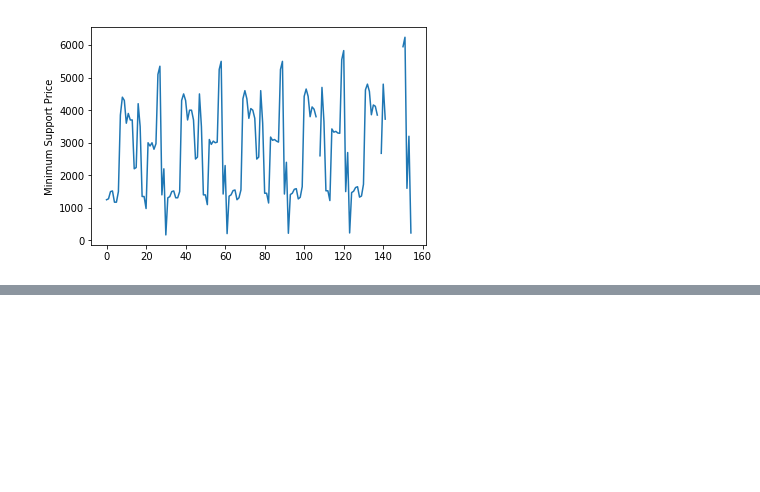
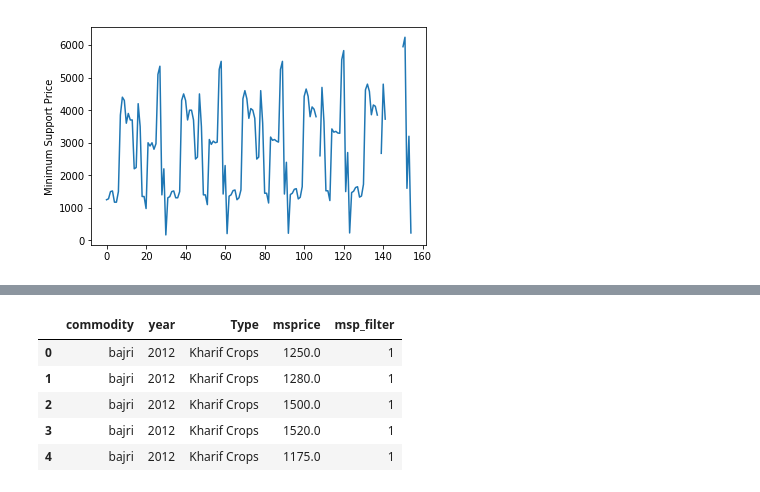
Before and after one commit to PranjaliSaini/SocialCops-DataScience-Task, a Jupyter notebook: Agricultural-Commodities.ipynb, the cells around one changed output, grey strips where cells are left out. Cells and saved outputs as stored; diff of their text form; code cells hidden in the pictures; blank space fills up the shorter version.

```diff
--- a/Agricultural-Commodities.ipynb
+++ b/Agricultural-Commodities.ipynb
@@ -84,0 +108,12 @@ Shape of CMO MSP Mandi after dropping rows: (145, 5)
+# %%
+filt=df.sort_values(by=["commodity","year"])
+# %%
+df['commodity']=[i.lower() for i in filt.commodity.values]
+df.head()
+# %% [output]
+|  | commodity | year | Type | msprice | msp_filter |
+| 0 | bajri | 2012 | Kharif Crops | 1250.0 | 1 |
+| 1 | bajri | 2012 | Kharif Crops | 1280.0 | 1 |
+| 2 | bajri | 2012 | Kharif Crops | 1500.0 | 1 |
+| 3 | bajri | 2012 | Kharif Crops | 1520.0 | 1 |
+| 4 | bajri | 2012 | Kharif Crops | 1175.0 | 1 |
```
Also changed, not shown: parts of 8 cells of this notebook.
